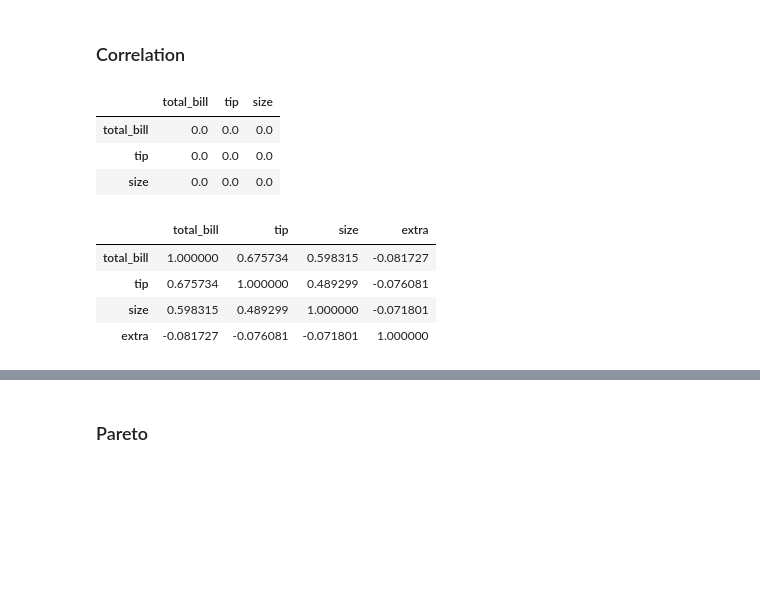
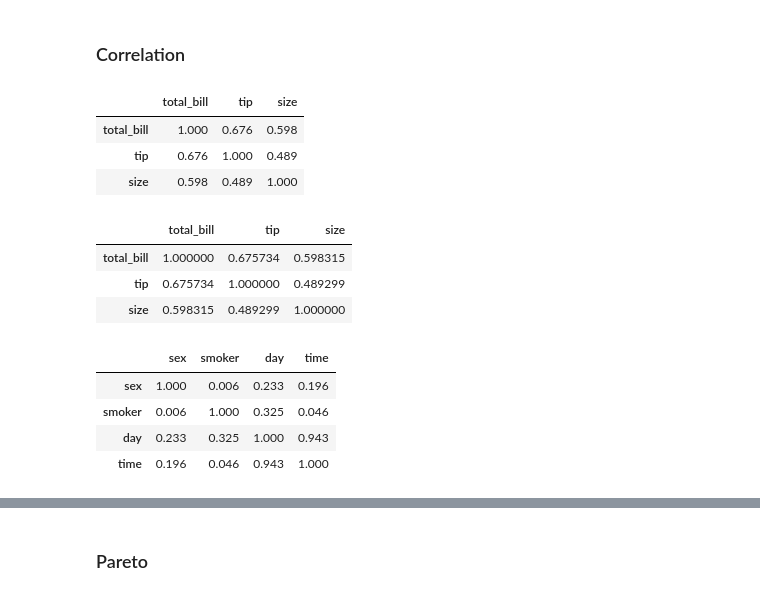
Before and after one commit to NPodlozhniy/podlozhnyy-module, a Jupyter notebook: Playbook.ipynb, the cells around one changed output, grey strips where cells are left out. Cells and saved outputs as stored; diff of their text form; code cells hidden in the pictures; blank space fills up the shorter version.

Commit message:
Update correlations package

```diff
--- a/Playbook.ipynb
+++ b/Playbook.ipynb
@@ -85,25 +80,32 @@ smd = pm.collocation.source_matching_dictionary(
 )
 # %% [markdown]
 ### Correlation
+# %%
+pm.correlation.correlation_significance(df, pvalue=False)
+# %% [output]
+|  | total_bill | tip | size |
+| total_bill | 1.000 | 0.676 | 0.598 |
+| tip | 0.676 | 1.000 | 0.489 |
+| size | 0.598 | 0.489 | 1.000 |
+# %%
+df.corr()
+# %% [output]
+|  | total_bill | tip | size |
+| total_bill | 1.000000 | 0.675734 | 0.598315 |
+| tip | 0.675734 | 1.000000 | 0.489299 |
+| size | 0.598315 | 0.489299 | 1.000000 |
 # %%
-pm.correlation.correlation_significance(df)
+pm.correlation.correlation_significance(df, include='categorical', pvalue=False)
 # %% [output]
-|  | total_bill | tip | size |
-| total_bill | 0.0 | 0.0 | 0.0 |
-| tip | 0.0 | 0.0 | 0.0 |
-| size | 0.0 | 0.0 | 0.0 |
+|  | sex | smoker | day | time |
+| sex | 1.000 | 0.006 | 0.233 | 0.196 |
+| smoker | 0.006 | 1.000 | 0.325 | 0.046 |
+| day | 0.233 | 0.325 | 1.000 | 0.943 |
+| time | 0.196 | 0.046 | 0.943 | 1.000 |
 # %%
 extra = df.tip.values.copy()
 np.random.shuffle(extra)
 df['extra'] = extra
-# %%
-df.corr()
-# %% [output]
-|  | total_bill | tip | size | extra |
-| total_bill | 1.000000 | 0.675734 | 0.598315 | -0.081727 |
-| tip | 0.675734 | 1.000000 | 0.489299 | -0.076081 |
-| size | 0.598315 | 0.489299 | 1.000000 | -0.071801 |
-| extra | -0.081727 | -0.076081 | -0.071801 | 1.000000 |
 # %%
 pm.correlation.correlation_significance(df)
 # %% [output]
```
Also changed, not shown: parts of 5 cells of this notebook, 4 other files.
